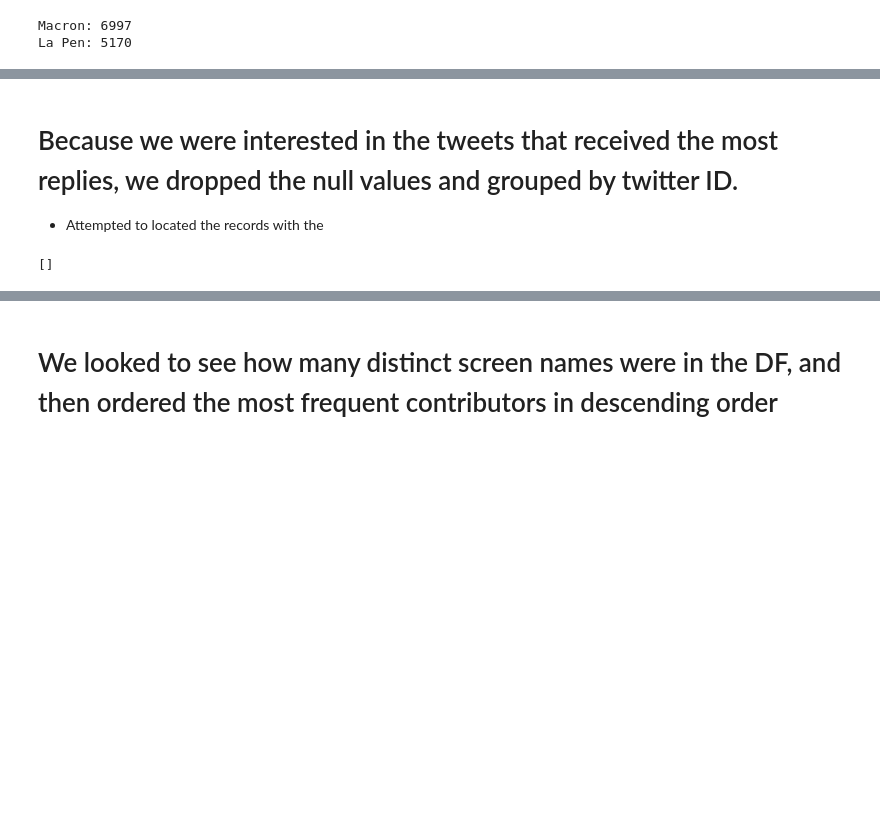
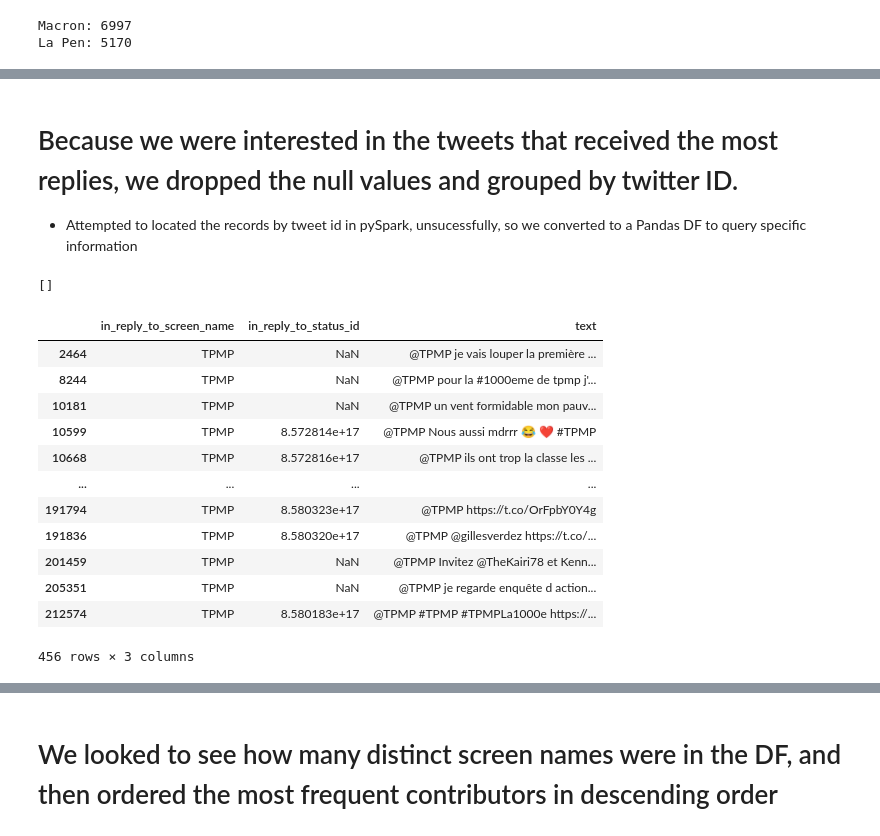
Before and after one commit to HuebnerC/SparkCaseStudy, a Jupyter notebook: spark_case_study_carla.ipynb, the cells around one changed output, grey strips where cells are left out. Cells and saved outputs as stored; diff of their text form; code cells hidden in the pictures; blank space fills up the shorter version.

```diff
--- a/spark_case_study_carla.ipynb
+++ b/spark_case_study_carla.ipynb
@@ -129,5 +132,5 @@ rply_tweet
 only showing top 20 rows
 # %% [markdown]
 # Because we were interested in the tweets that received the most replies, we dropped the null values and grouped by twitter ID.
-- Attempted to located the records with the
+- Attempted to located the records by tweet id in pySpark, unsucessfully, so we converted to a Pandas DF to query specific information
 # %%
@@ -139,0 +146,17 @@ reply_df[reply_df['id'].isin('857936880393998336')].collect()
+# %%
+# All text records related to the TV show TPMP
+pd_reply_df[pd_reply_df['in_reply_to_screen_name'] == 'TPMP']
+# %% [output]
+|  | in_reply_to_screen_name | in_reply_to_status_id | text |
+| 2464 | TPMP | NaN | @TPMP je vais louper la première ... |
+| 8244 | TPMP | NaN | @TPMP pour la #1000eme de tpmp j'... |
+| 10181 | TPMP | NaN | @TPMP un vent formidable mon pauv... |
+| 10599 | TPMP | 8.572814e+17 | @TPMP Nous aussi mdrrr 😂 ❤️ #TPMP |
+| 10668 | TPMP | 8.572816e+17 | @TPMP ils ont trop la classe les ... |
+| ... | ... | ... | ... |
+| 191794 | TPMP | 8.580323e+17 | @TPMP https://t.co/OrFpbY0Y4g |
+| 191836 | TPMP | 8.580320e+17 | @TPMP @gillesverdez https://t.co/... |
+| 201459 | TPMP | NaN | @TPMP Invitez @TheKairi78 et Kenn... |
+| 205351 | TPMP | NaN | @TPMP je regarde enquête d action... |
+| 212574 | TPMP | 8.580183e+17 | @TPMP #TPMP #TPMPLa1000e https://... |
+456 rows × 3 columns
```
Also changed, not shown: parts of 8 cells of this notebook.
